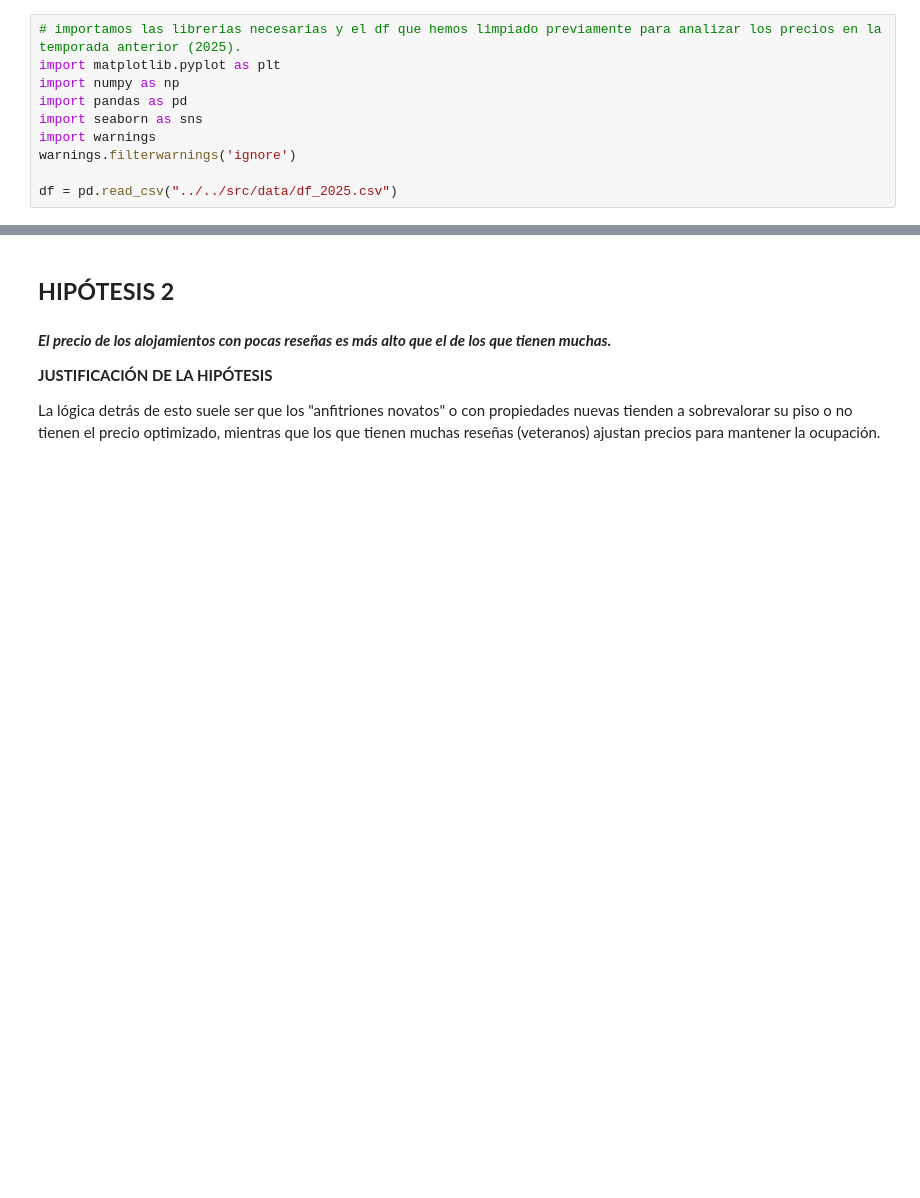
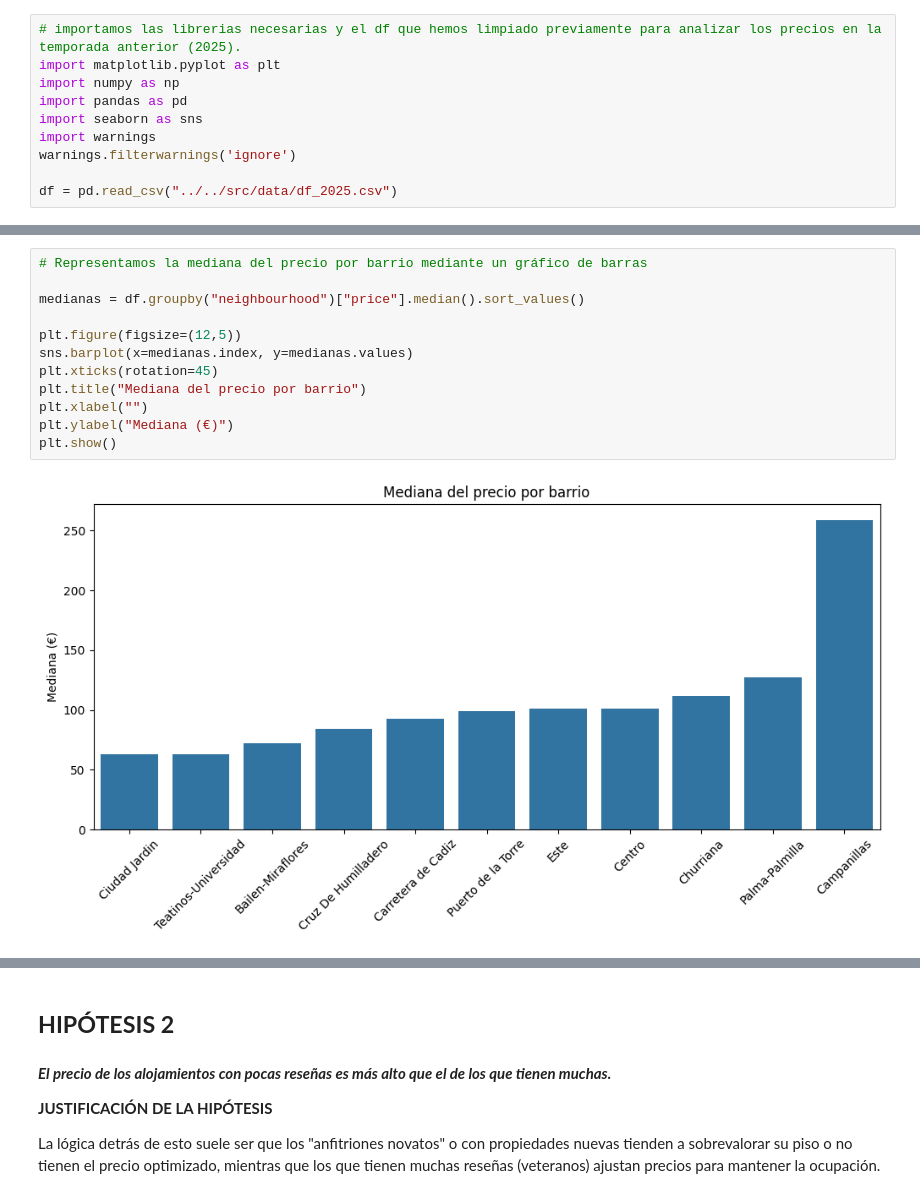
Before and after one commit to MHHsim/Proyect-Break-I, a Jupyter notebook: src/notebooks/Fase_04_Analysis.ipynb, the cells around one changed output, grey strips where cells are left out. Cells and saved outputs as stored; diff of their text form; blank space fills up the shorter version.

```diff
--- a/src/notebooks/Fase_04_Analysis.ipynb
+++ b/src/notebooks/Fase_04_Analysis.ipynb
@@ -703,0 +104,14 @@ Los hosts compiten entre sí y ajustan tarifas para mantener ocupación.
+# %%
+# Representamos la mediana del precio por barrio mediante un gráfico de barras
+
+medianas = df.groupby("neighbourhood")["price"].median().sort_values()
+
+plt.figure(figsize=(12,5))
+sns.barplot(x=medianas.index, y=medianas.values)
+plt.xticks(rotation=45)
+plt.title("Mediana del precio por barrio")
+plt.xlabel("")
+plt.ylabel("Mediana (€)")
+plt.show()
+# %% [output]
+[figure, added]
```
Also changed, not shown: parts of 89 cells of this notebook, 4 other files.
